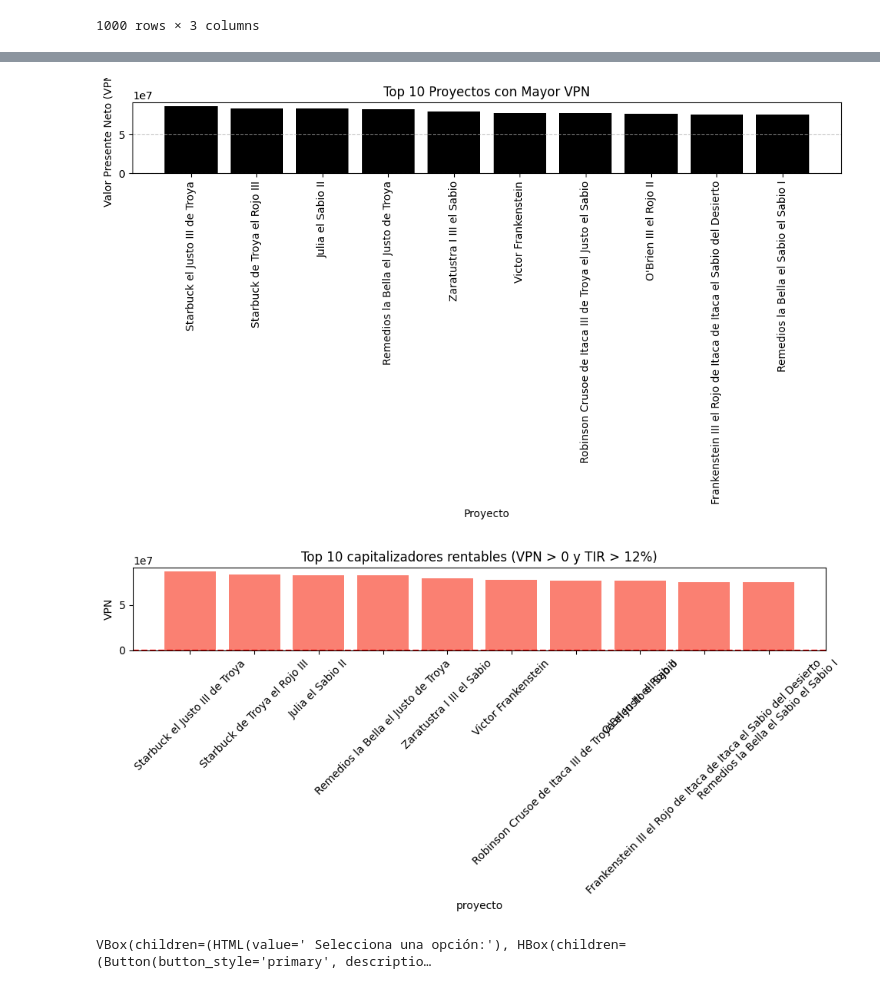
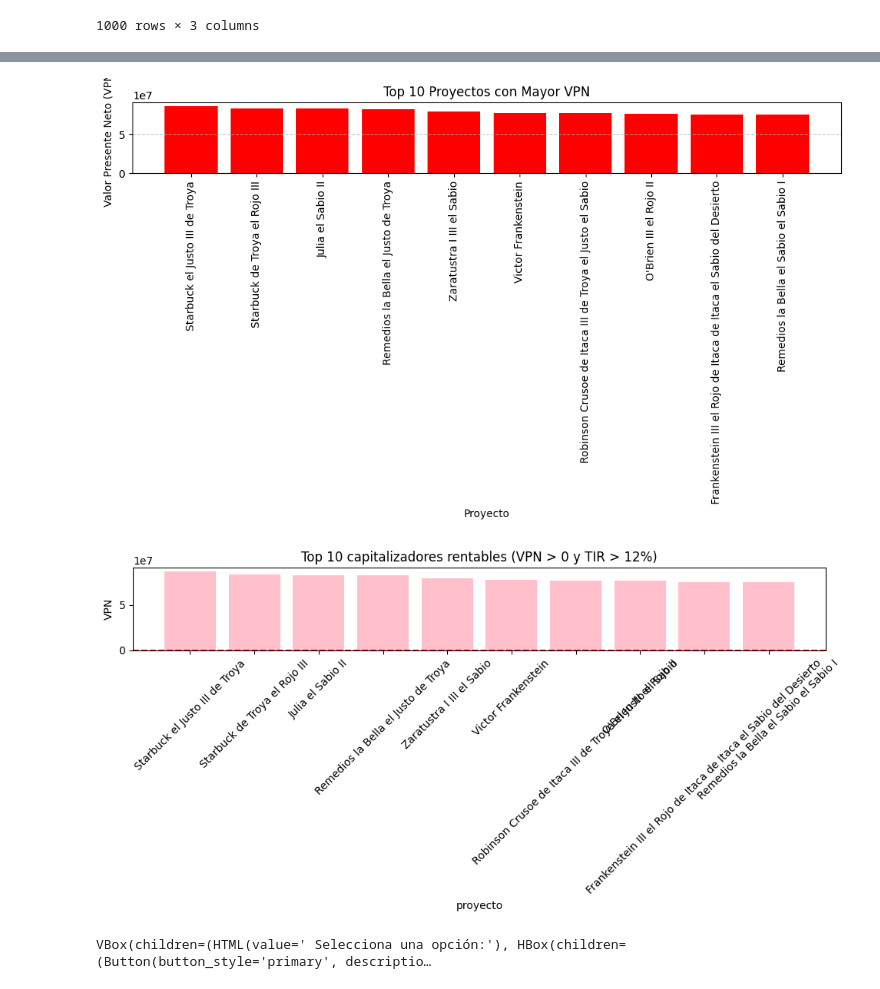
Before and after one commit to JEROFRAN/Curso_de_lenguajes_de_programaci-n, a Jupyter notebook: Examen_institucional_ipyn1.ipynb, the cells around one changed output, grey strips where cells are left out. Drawn from its saved outputs; the diff is of its cells as text; code cells hidden in the pictures.

```diff
--- a/Examen_institucional_ipyn1.ipynb
+++ b/Examen_institucional_ipyn1.ipynb
@@ -218,7 +218,7 @@ top_10_vpn = df.nlargest(10, 'VPN')
 # Gráfico de barras: Proyecto vs VPN
 plt.figure(figsize=(10, 6))
 
-plt.bar(top_10_vpn['Proyecto'], top_10_vpn['VPN'], color='black')
+plt.bar(top_10_vpn['Proyecto'], top_10_vpn['VPN'], color='red')
 
 
 plt.xlabel('Proyecto')
@@ -230,26 +230,26 @@ plt.grid(axis='y', linestyle='--', alpha=0.7)
 plt.tight_layout()
 plt.show()
 # %% [output]
-[figure, old version]
+[figure, new version]
 # %%
 
 # Filtro de proyectos rentables
 proyectos_rentables = df[(df['VPN'] > 0) & (df['TIR'] > 0.12)]
 
 # solo los 10 con mayor VPN
 proyectos_rentables_top = proyectos_rentables.nlargest(10, 'VPN')
 
 plt.figure(figsize=(10, 5))
-plt.bar(proyectos_rentables_top['Proyecto'], proyectos_rentables_top['VPN'], color='salmon')
+plt.bar(proyectos_rentables_top['Proyecto'], proyectos_rentables_top['VPN'], color='pink')
 plt.axhline(0, color='red', linestyle='--')
 plt.title('Top 10 capitalizadores rentables (VPN > 0 y TIR > 12%)')
 plt.xlabel('proyecto')
 plt.ylabel('VPN')
 plt.xticks(rotation=45)
 plt.tight_layout()
 plt.show()
 # %% [output]
-[figure, old version]
+[figure, new version]
 # %%
 # Importar librerías necesarias
 import ipywidgets as widgets
```
Also changed, not shown: parts of 2 cells of this notebook.
